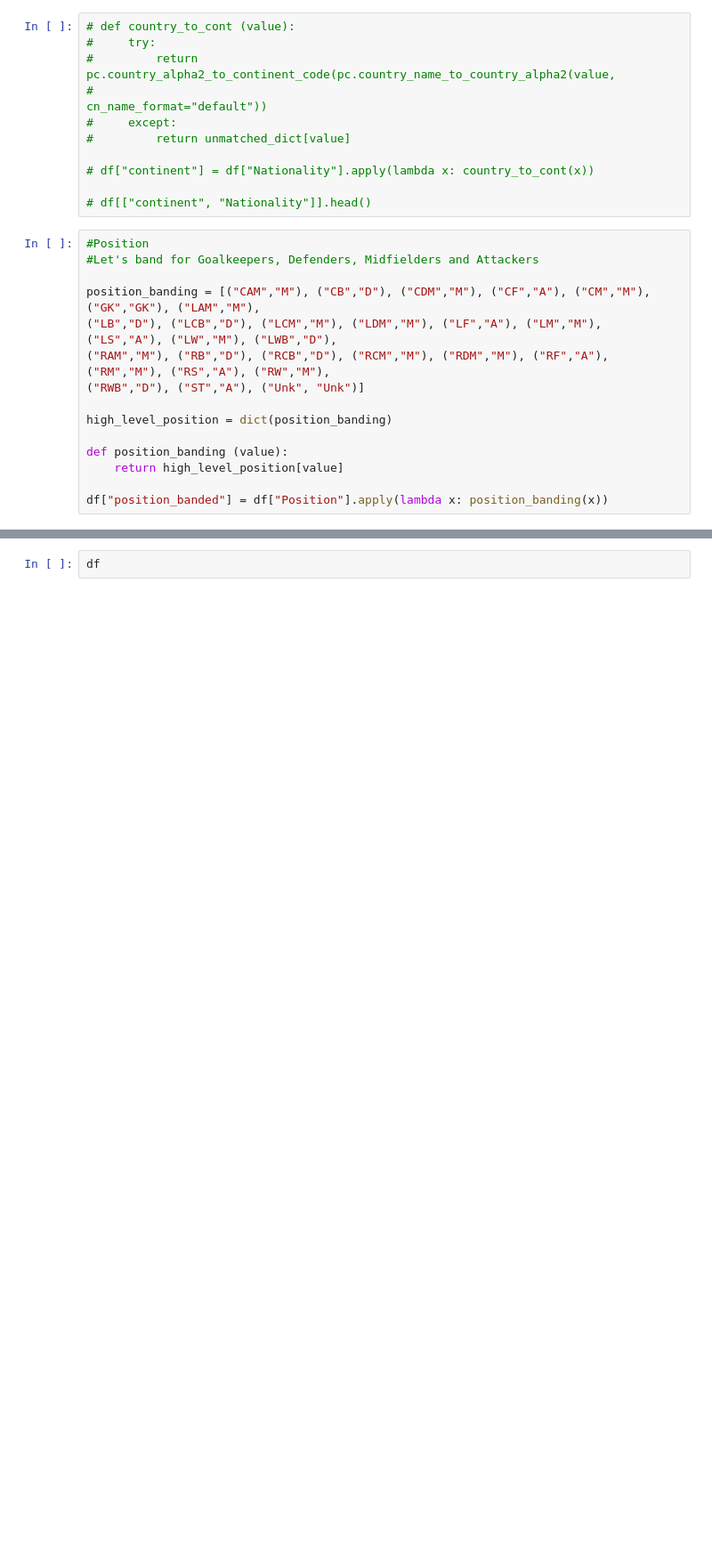
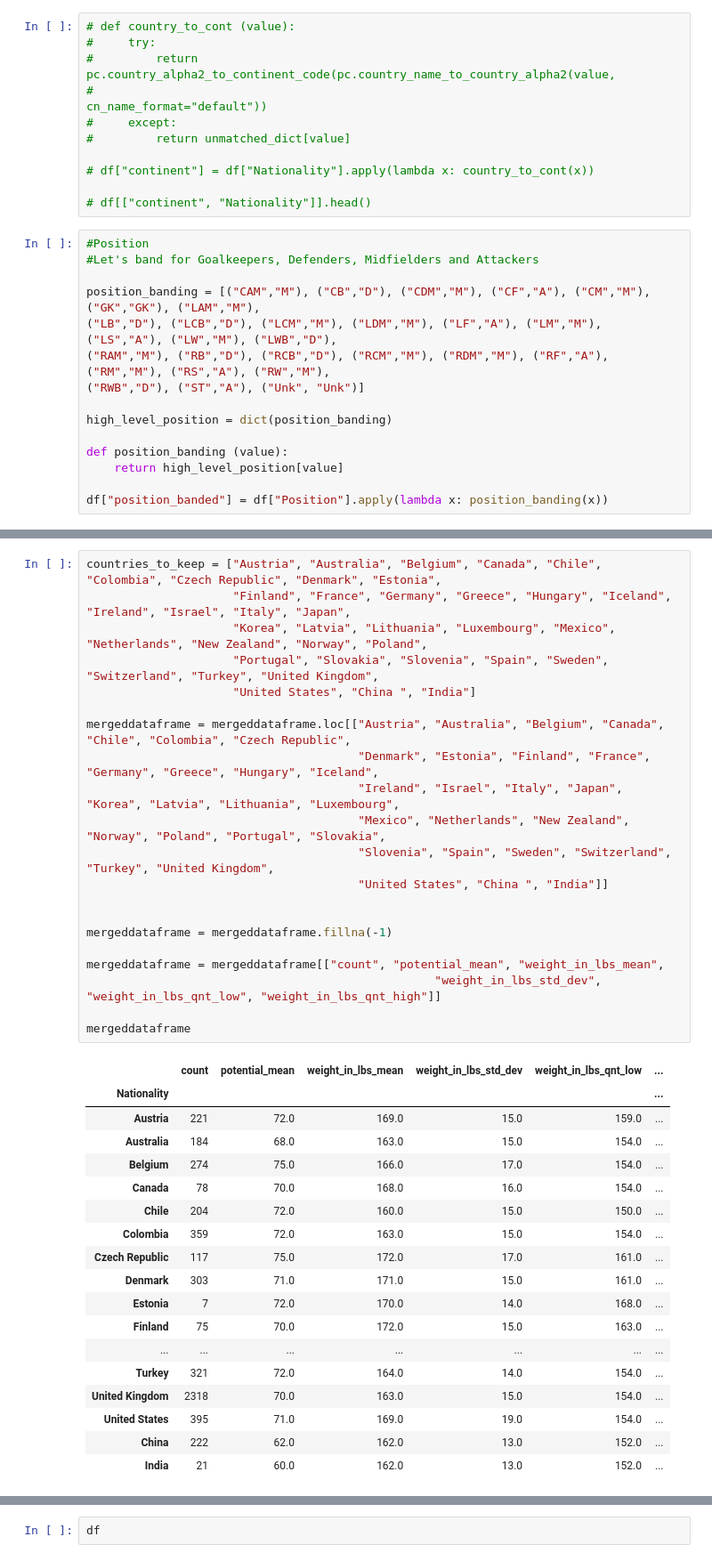
Before and after one commit to BryanOD95/DBAP, a Jupyter notebook: bryan/1. Data Cleaning.ipynb, the cells around one changed output, grey strips where cells are left out. Shown at 89% size. Drawn from its saved outputs; the diff is of its cells as text; blank space fills up the shorter version.

```diff
--- a/bryan/1. Data Cleaning.ipynb
+++ b/bryan/1. Data Cleaning.ipynb
@@ -813,0 +572,40 @@ print(dataFrame);
+# %%
+countries_to_keep = ["Austria", "Australia", "Belgium", "Canada", "Chile", "Colombia", "Czech Republic", "Denmark", "Estonia",
+                     "Finland", "France", "Germany", "Greece", "Hungary", "Iceland", "Ireland", "Israel", "Italy", "Japan",
+                     "Korea", "Latvia", "Lithuania", "Luxembourg", "Mexico", "Netherlands", "New Zealand", "Norway", "Poland",
+                     "Portugal", "Slovakia", "Slovenia", "Spain", "Sweden", "Switzerland", "Turkey", "United Kingdom",
+                     "United States", "China ", "India"]
+
+mergeddataframe = mergeddataframe.loc[["Austria", "Australia", "Belgium", "Canada", "Chile", "Colombia", "Czech Republic",
+                                       "Denmark", "Estonia", "Finland", "France", "Germany", "Greece", "Hungary", "Iceland",
+                                       "Ireland", "Israel", "Italy", "Japan", "Korea", "Latvia", "Lithuania", "Luxembourg",
+                                       "Mexico", "Netherlands", "New Zealand", "Norway", "Poland", "Portugal", "Slovakia",
+                                       "Slovenia", "Spain", "Sweden", "Switzerland", "Turkey", "United Kingdom",
+                                       "United States", "China ", "India"]]
+
+
+mergeddataframe = mergeddataframe.fillna(-1)
+
+mergeddataframe = mergeddataframe[["count", "potential_mean", "weight_in_lbs_mean",
+                                                  "weight_in_lbs_std_dev", "weight_in_lbs_qnt_low", "weight_in_lbs_qnt_high"]]
+
+mergeddataframe
+# %% [output]
+|  | count | potential_mean | weight_in_lbs_mean | weight_in_lbs_std_dev | weight_in_lbs_qnt_low | ... |
+| Nationality |  |  |  |  |  | ... |
+| Austria | 221 | 72.0 | 169.0 | 15.0 | 159.0 | ... |
+| Australia | 184 | 68.0 | 163.0 | 15.0 | 154.0 | ... |
+| Belgium | 274 | 75.0 | 166.0 | 17.0 | 154.0 | ... |
+| Canada | 78 | 70.0 | 168.0 | 16.0 | 154.0 | ... |
+| Chile | 204 | 72.0 | 160.0 | 15.0 | 150.0 | ... |
+| Colombia | 359 | 72.0 | 163.0 | 15.0 | 154.0 | ... |
+| Czech Republic | 117 | 75.0 | 172.0 | 17.0 | 161.0 | ... |
+| Denmark | 303 | 71.0 | 171.0 | 15.0 | 161.0 | ... |
+| Estonia | 7 | 72.0 | 170.0 | 14.0 | 168.0 | ... |
+| Finland | 75 | 70.0 | 172.0 | 15.0 | 163.0 | ... |
+| ... | ... | ... | ... | ... | ... | ... |
+| Turkey | 321 | 72.0 | 164.0 | 14.0 | 154.0 | ... |
+| United Kingdom | 2318 | 70.0 | 163.0 | 15.0 | 154.0 | ... |
+| United States | 395 | 71.0 | 169.0 | 19.0 | 154.0 | ... |
+| China | 222 | 62.0 | 162.0 | 13.0 | 152.0 | ... |
+| India | 21 | 60.0 | 162.0 | 13.0 | 152.0 | ... |
```
Also changed, not shown: parts of 58 cells of this notebook, 2 other files.
